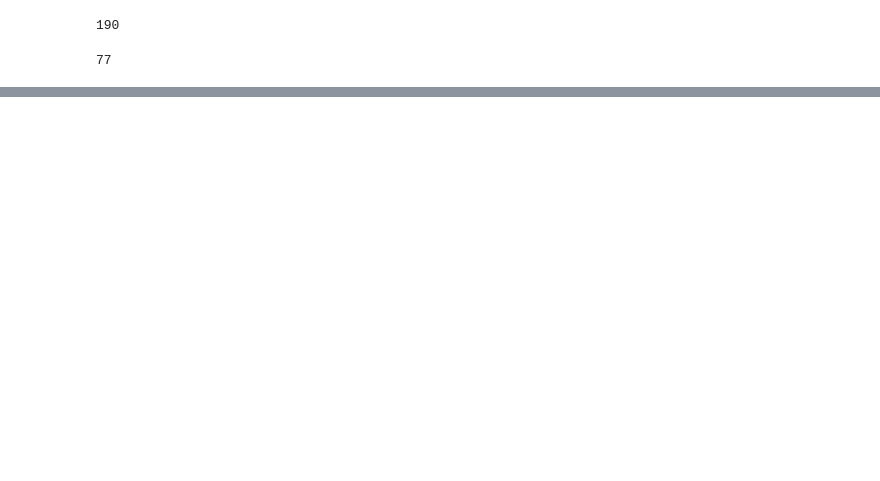
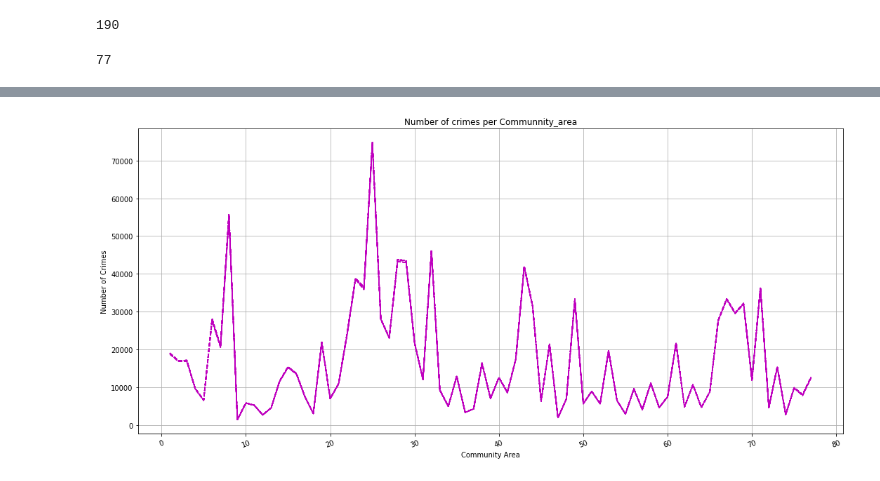
Before and after one commit to leo-cavalcante/crimes-in-chicago, a Jupyter notebook: Crimes per community.ipynb, the cells around one changed output, grey strips where cells are left out. Drawn from its saved outputs; the diff is of its cells as text; code cells hidden in the pictures; blank space fills up the shorter version.

```diff
--- a/Crimes per community.ipynb
+++ b/Crimes per community.ipynb
@@ -55,0 +64,12 @@ fig.show()
+# %%
+fig = plt.figure(figsize = (18,8))
+plt.plot(crimes.groupby('Community Area').count(), 'm--')
+plt.title('Number of crimes per Communnity_area')
+plt.xlabel('Community Area')
+plt.ylabel('Number of Crimes')
+plt.grid()
+plt.xticks(rotation = 20)
+#plt.legend()
+plt.show()
+# %% [output]
+[figure, added]
```
Also changed, not shown: parts of 58 cells of this notebook, 1 other file.
